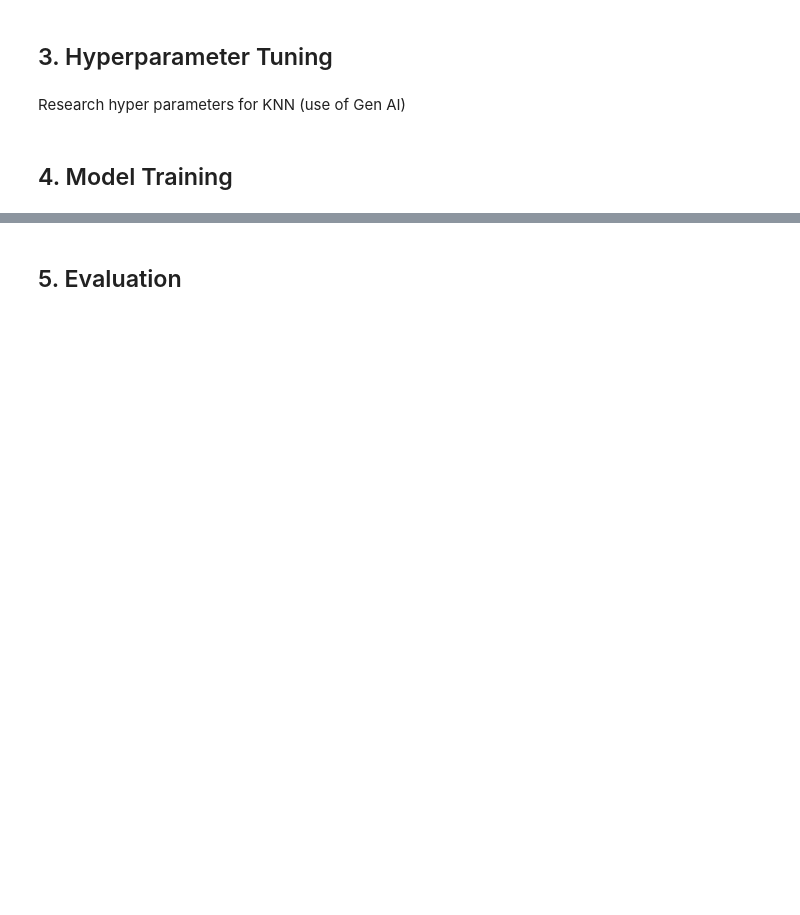
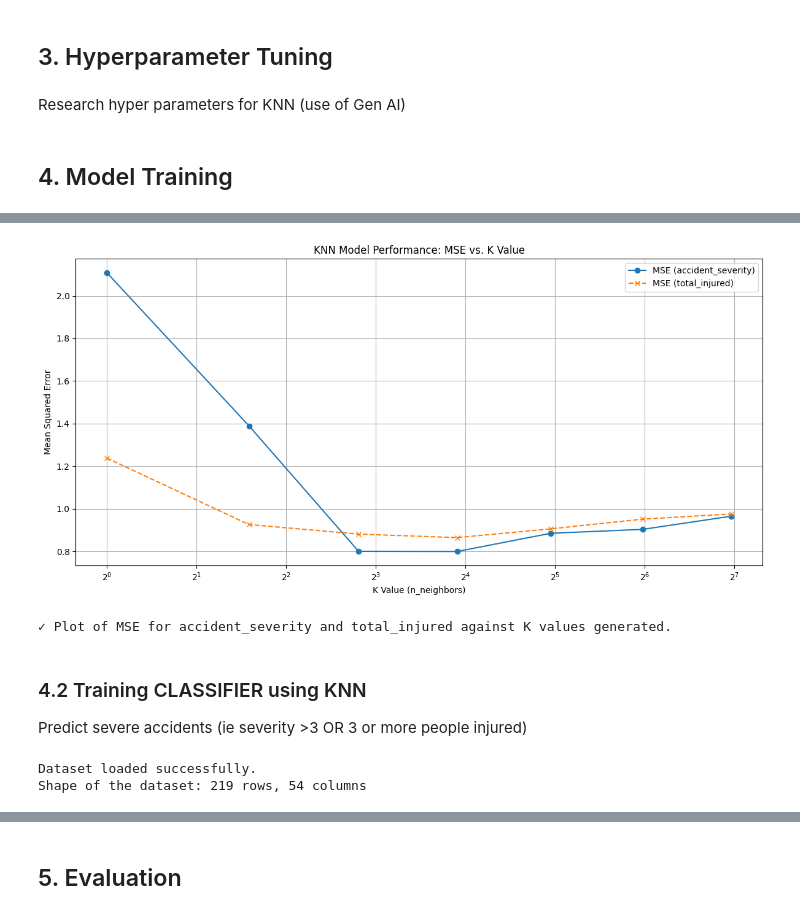
Before and after one commit to michael-vella/ics5110-assignment, a Jupyter notebook: notebooks/individual/michael_mizzi/3_KNN_MMIZZI.ipynb, the cells around one changed output, grey strips where cells are left out. Cells and saved outputs as stored; diff of their text form; code cells hidden in the pictures; blank space fills up the shorter version.

```diff
--- a/notebooks/individual/michael_mizzi/3_KNN_MMIZZI.ipynb
+++ b/notebooks/individual/michael_mizzi/3_KNN_MMIZZI.ipynb
@@ -93,0 +415,19 @@ Research hyper parameters for KNN (use of Gen AI)
+# %%
+# Initialize StandardScaler
+scaler = StandardScaler()
+
+# Apply StandardScaler to the training data (fit and transform)
+X_train = scaler.fit_transform(X_train)
+y_train = scaler.fit_transform(y_train)
+
+# Apply StandardScaler to the test and validation data (transform only)
+X_test = scaler.fit_transform(X_test)
+y_test = scaler.fit_transform(y_test)
+X_val = scaler.fit_transform(X_val)
+y_val = scaler.fit_transform(y_val)
+
+print(f"✓ Data normalized using StandardScaler.")
+print("First 5 rows of X_train (normalized):")
+print(X_train[:5])
+print("First 5 rows of y_train (normalized):")
+print(y_train[:5])
@@ -93,0 +510,38 @@ Research hyper parameters for KNN (use of Gen AI)
+# %%
+# Convert performance_results dictionary to a DataFrame for easier plotting
+plot_df = pd.DataFrame.from_dict(performance_results, orient='index')
+plot_df.index.name = 'k_value'
+plot_df.reset_index(inplace=True)
+
+plt.figure(figsize=(12, 6))
+
+# Plot MSE for accident_severity
+plt.plot(plot_df['k_value'], plot_df['mse_accident_severity'], marker='o', label='MSE (accident_severity)', linestyle='-')
+
+# Plot MSE for total_injured
+plt.plot(plot_df['k_value'], plot_df['mse_total_injured'], marker='x', label='MSE (total_injured)', linestyle='--')
+
+plt.title('KNN Model Performance: MSE vs. K Value')
+plt.xlabel('K Value (n_neighbors)')
+plt.ylabel('Mean Squared Error')
+plt.xticks(plot_df['k_value']) # Ensure all k values are shown on x-axis
+plt.grid(True)
+plt.legend()
+plt.xscale('log', base=2) # Use a log scale for k values as they are powers of 2
+plt.tight_layout()
+plt.show()
+
+print("✓ Plot of MSE for accident_severity and total_injured against K values generated.")
+# %% [output]
+[figure, added]
+✓ Plot of MSE for accident_severity and total_injured against K values generated.
+# %% [markdown]
+### 4.2 Training CLASSIFIER using KNN
+Predict severe accidents (ie severity >3 OR 3 or more people injured)
+# %%
+df = pd.read_csv('data.csv')
+print("Dataset loaded successfully.")
+print(f"Shape of the dataset: {df.shape[0]} rows, {df.shape[1]} columns")
+# %% [output]
+Dataset loaded successfully.
+Shape of the dataset: 219 rows, 54 columns
```
Also changed, not shown: parts of 47 cells of this notebook.
